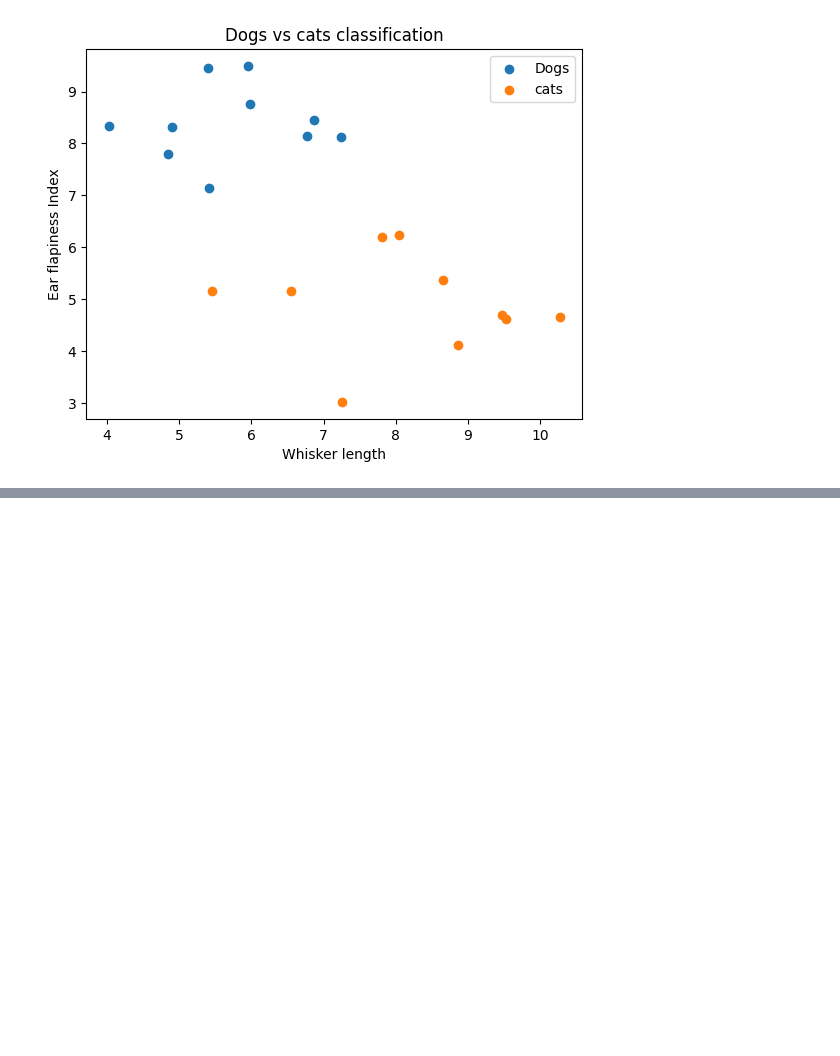
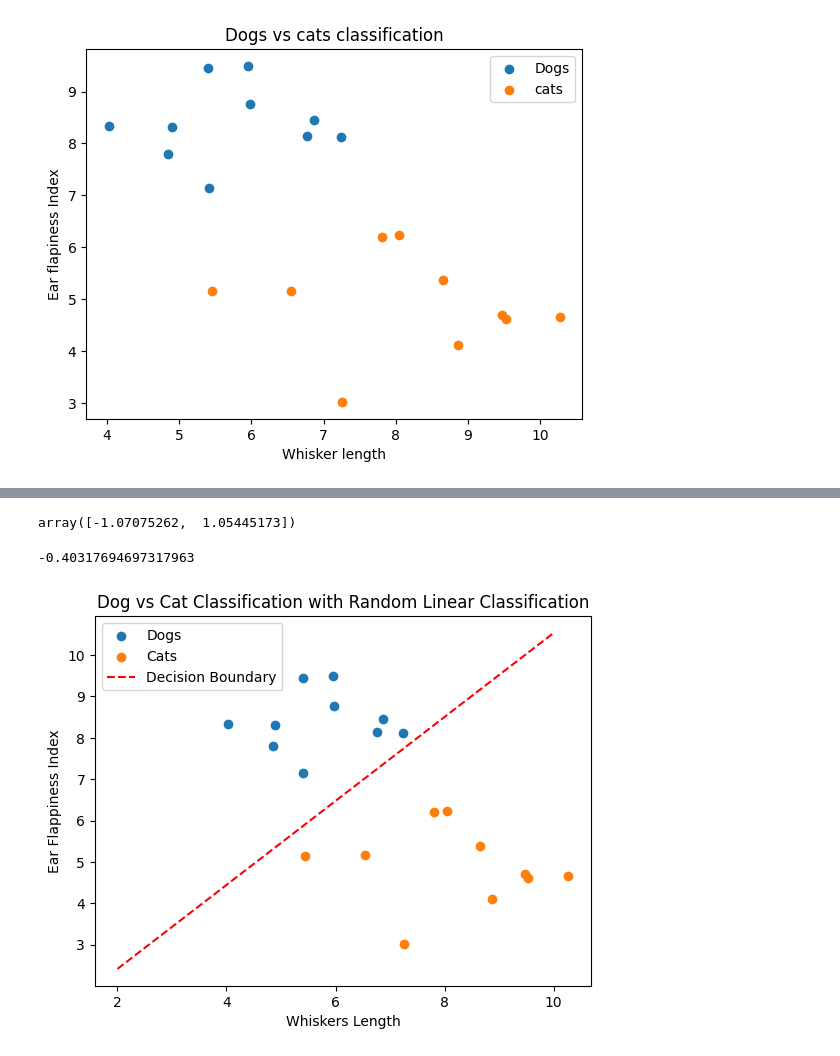
Before and after one commit to vikasdagur369/machine_learning_algorithms, a Jupyter notebook: classification.ipynb, the cells around one changed output, grey strips where cells are left out. Cells and saved outputs as stored; diff of their text form; code cells hidden in the pictures; blank space fills up the shorter version.

Commit message:
classifier function complete

```diff
--- a/classification.ipynb
+++ b/classification.ipynb
@@ -23,3 +23,24 @@ plt.legend()
 plt.show()
 # %% [output]
 [figure]
+# %%
+# implementing a random linear classifier algorithms
+
+def random_linear_classifier(data_dogs, data_cats, k, d):
+    # d is the number of features
+    best_error = float('inf')
+    best_theta = None
+    best_theta0 = None
+
+    for _ in range(k):
+        theta = np.random.normal(size=d)
+        theta0 = np.random.normal()
+
+        error = compute_error(data_dogs, data_cats, theta, theta0)
+
+        if error < best_error:
+            best_error = error
+            best_theta = theta  # Fixed: Assign theta to best_theta
+            best_theta0 = theta0  # Keep theta0 as the best if the error is smaller
+
+    return best_theta, best_theta0
@@ -25,0 +59,4 @@ plt.show()
+# %%
+
+dogs_data = np.vstack((dogs_whisker_length, dogs_ear_flapiness_index)).T
+cats_data = np.vstack((cats_whisker_length, cats_ear_flapiness_index)).T
@@ -25,0 +89,26 @@ plt.show()
+# %%
+k=100 # Numbers of iterations
+d = 2
+best_theta, best_theta0 = random_linear_classifier(dogs_data, cats_data, k, d)
+# %%
+best_theta
+# %% [output]
+array([-1.07075262,  1.05445173])
+# %%
+best_theta0
+# %% [output]
+-0.40317694697317963
+# %%
+x_vals = np.linspace(2, 10, 100)
+y_vals = (-best_theta[0] / best_theta[1]) * x_vals-(best_theta0/best_theta[1])
+# %%
+plt.scatter(dogs_whisker_length, dogs_ear_flapiness_index, label='Dogs')
+plt.scatter(cats_whisker_length,cats_ear_flapiness_index,label='Cats')
+plt.plot(x_vals, y_vals, color='red', linestyle='--',label='Decision Boundary')
+plt.xlabel('Whiskers Length')
+plt.ylabel('Ear Flappiness Index')
+plt.title('Dog vs Cat Classification with Random Linear Classification')
+plt.legend()
+plt.show()
+# %% [output]
+[figure, added]
```
Also changed, not shown: parts of 3 cells of this notebook.
